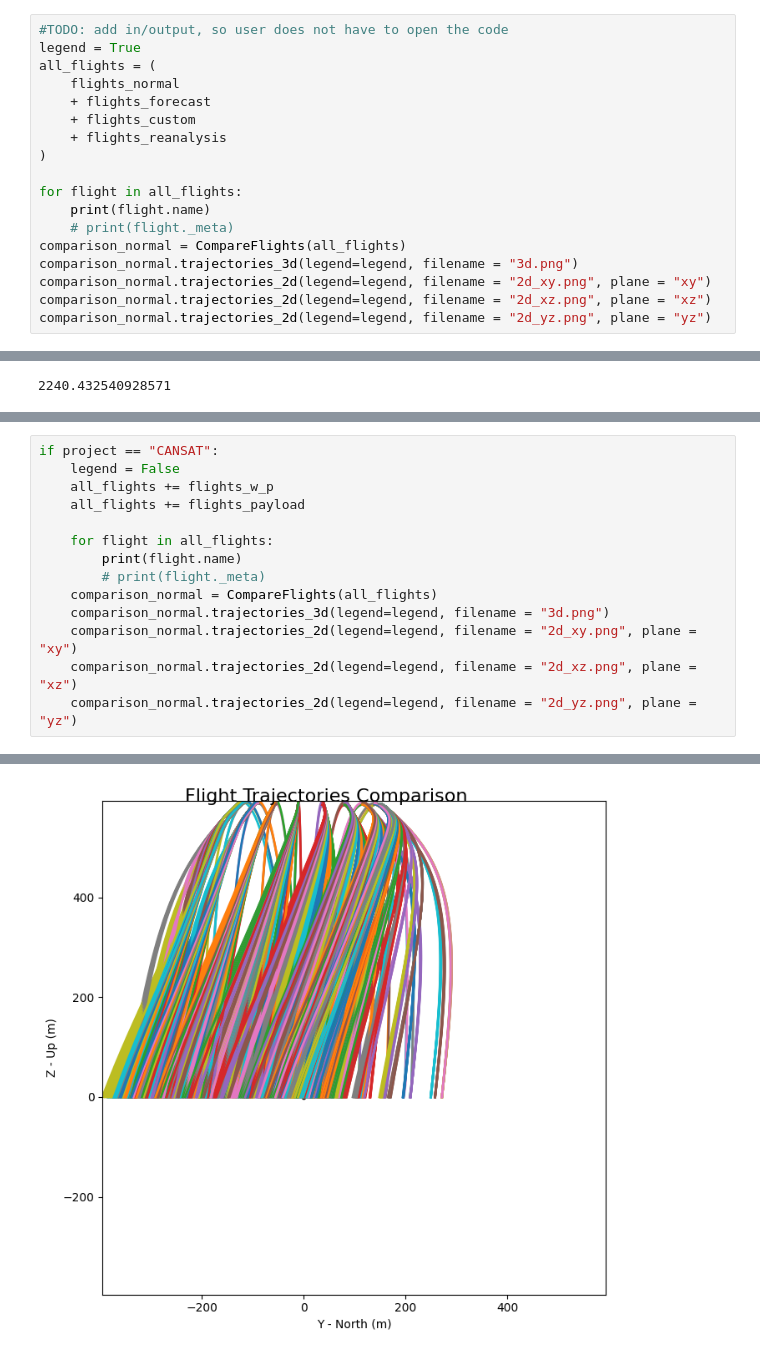
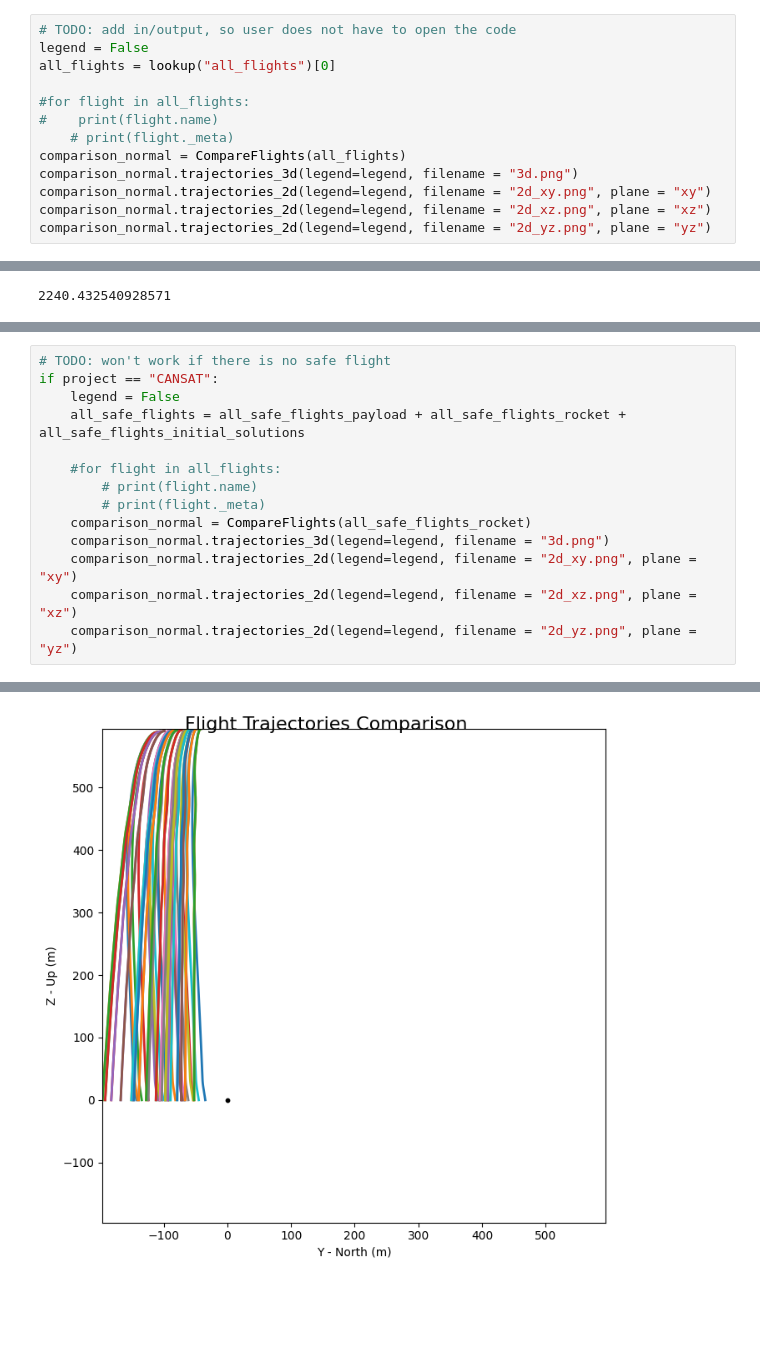
Before and after one commit to SpaceTeam/Lamarr_Flight_Simulation_RocketPy, a Jupyter notebook: Team26_RocketPy_v1_0_0.ipynb, the cells around one changed output, grey strips where cells are left out. Saved outputs shown, nothing was run; the diff lists cells and outputs as text; blank space fills up the shorter version.

```diff
--- a/Team26_RocketPy_v1_0_0.ipynb
+++ b/Team26_RocketPy_v1_0_0.ipynb
@@ -1412,15 +1602,10 @@ dict_keys(['flight_heading', 'parachute_payload_cd_s', 'payload_mass', 'normal_f
 # %%
-#TODO: add in/output, so user does not have to open the code
-legend = True
-all_flights = (
-    flights_normal
-    + flights_forecast
-    + flights_custom
-    + flights_reanalysis
-)
+# TODO: add in/output, so user does not have to open the code
+legend = False
+all_flights = lookup("all_flights")[0]
 
-for flight in all_flights:
-    print(flight.name)
+#for flight in all_flights:
+#    print(flight.name)
     # print(flight._meta)
 comparison_normal = CompareFlights(all_flights)
 comparison_normal.trajectories_3d(legend=legend, filename = "3d.png")
@@ -1461,13 +1950,13 @@ print(flights_reanalysis[0].rocket.motor.total_impulse)
 # %%
+# TODO: won't work if there is no safe flight
 if project == "CANSAT":
     legend = False
-    all_flights += flights_w_p
-    all_flights += flights_payload
+    all_safe_flights = all_safe_flights_payload + all_safe_flights_rocket + all_safe_flights_initial_solutions
 
-    for flight in all_flights:
-        print(flight.name)
+    #for flight in all_flights:
+        # print(flight.name)
         # print(flight._meta)
-    comparison_normal = CompareFlights(all_flights)
+    comparison_normal = CompareFlights(all_safe_flights_rocket)
     comparison_normal.trajectories_3d(legend=legend, filename = "3d.png")
     comparison_normal.trajectories_2d(legend=legend, filename = "2d_xy.png", plane = "xy")
     comparison_normal.trajectories_2d(legend=legend, filename = "2d_xz.png", plane = "xz")
@@ -1494 +1968 @@ Plot saved to file: 2d_yz.png
-[figure, old version]
+[figure, new version]
```
Also changed, not shown: parts of 29 cells of this notebook, 1 other file.
